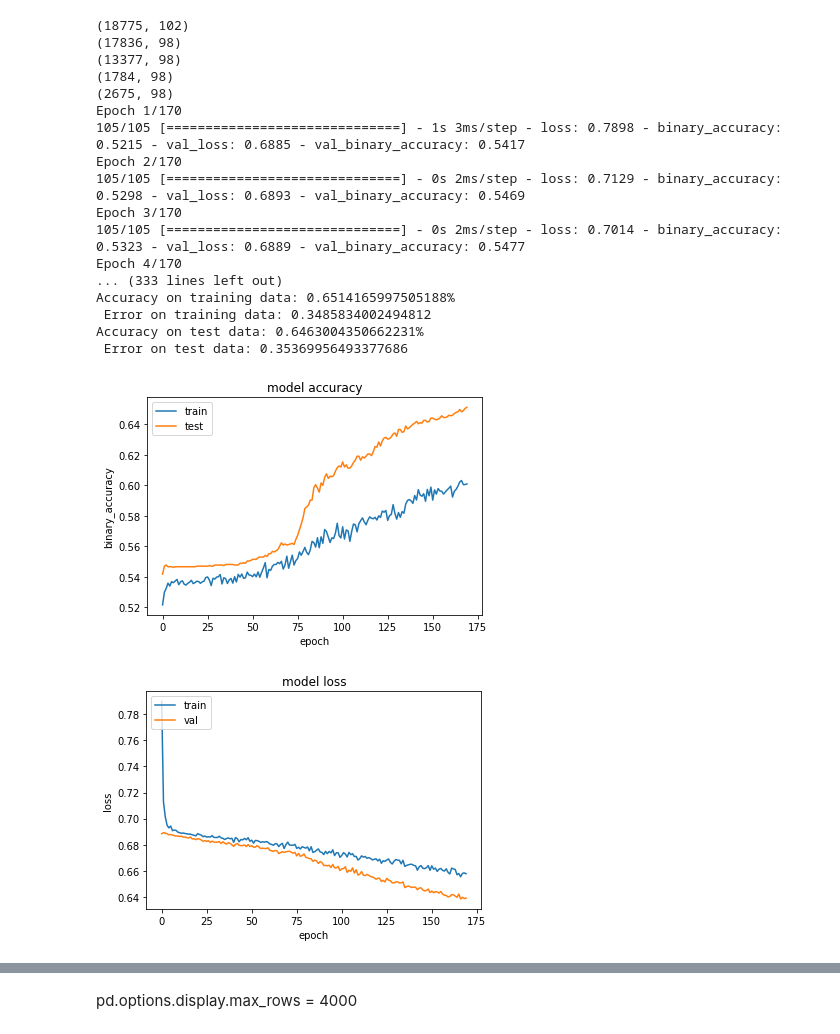
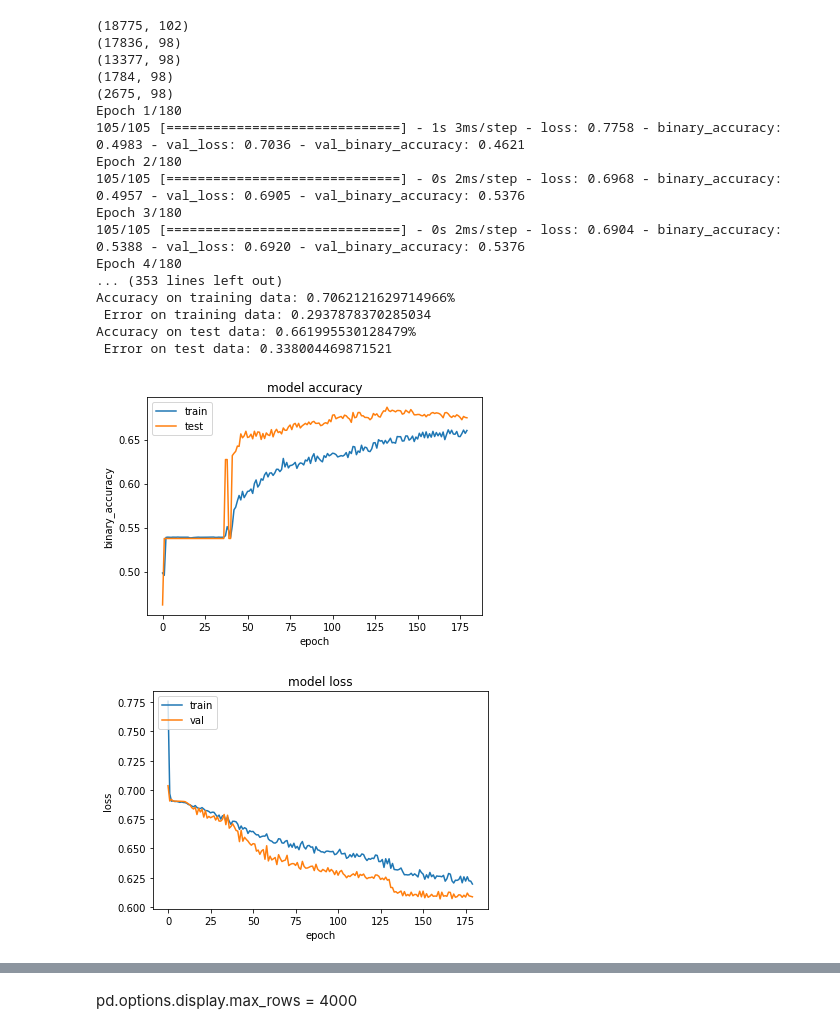
Before and after one commit to lotrmay/TensorFlow_Learning, a Jupyter notebook: bc.ipynb, the cells around one changed output, grey strips where cells are left out. Cells and saved outputs as stored; diff of their text form; code cells hidden in the pictures.

```diff
--- a/bc.ipynb
+++ b/bc.ipynb
@@ -206,7 +206,7 @@ X = train.values
 
 #určíme outliers (odlehlé hodnoty, které by mohly být při tréninku pro model škodlivé)
 #zkráceně řečeno zjistíme odlehlou hodnotu tak, že ve svém okolí má oproti jiným hodnotám o dost méně "sousedů"
-#15% dat
+#5% dat
 
 lof = LocalOutlierFactor(contamination=0.05,n_neighbors=96)
 yhat = lof.fit_predict(X)
@@ -261,7 +261,7 @@ model.add(Dense(1, activation='sigmoid'))
 #Common values of [momentum] used in practice include .5, .9, and .99.
 #optimizer bude ? optimizer=tf.keras.optimizers.SGD(learning_rate=0.001,momentum=0.5)
 #loss funkce bude BinaryCrossentropy, jelikož máme binární klasifikátor
-model.compile(optimizer=tf.keras.optimizers.SGD(learning_rate=0.01,momentum=0.9),
+model.compile(optimizer=tf.keras.optimizers.SGD(learning_rate=0.001,momentum=0.99),
               loss=tf.keras.losses.BinaryCrossentropy(from_logits=False), #https://machinelearningmastery.com/how-to-choose-loss-functions-when-training-deep-learning-neural-networks/
               metrics=tf.keras.metrics.BinaryAccuracy(name='binary_accuracy', dtype=None))#metrics=['accuracy'] je to jedno accuracy se vnitřně přetransformuje na binary accuracy, kvůli binary crossentropy loss funkci
 #metrics = ("accuracy")
@@ -272,7 +272,7 @@ model.compile(optimizer=tf.keras.optimizers.SGD(learning_rate=0.01,momentum=0.9)
 #Adagrad(learning_rate=0.01) kolem 100 epochs a 32 batch_size je kolem 0.67
 
 #shuffle=true?
-history = model.fit(X_train, y_train, epochs=250,shuffle=True,batch_size=128,validation_data=(X_val, y_val))#validační data pro změny při tréninku sítě
+history = model.fit(X_train, y_train, epochs=180,shuffle=True,batch_size=128,validation_data=(X_val, y_val))#validační data pro změny při tréninku sítě
 pred_train= model.predict(X_train)
 scores = model.evaluate(X_train, y_train, verbose=0)
 print('Accuracy on training data: {}% \n Error on training data: {}'.format(scores[1], 1 - scores[1]))#úspěšnost na trénovacím setu
@@ -282,45 +282,46 @@ pred_test= model.predict(X_test)
 scores2 = model.evaluate(X_test, y_test, verbose=0)# zkusit změnit verbose zde a nahoře na 1 a 2 mělo by to zobrazovat více údajů při tréninku
 print('Accuracy on test data: {}% \n Error on test data: {}'.format(scores2[1], 1 - scores2[1]))#úspěšnost na testovacím setu
 
 
 plt.plot(history.history['binary_accuracy'])
 plt.plot(history.history['val_binary_accuracy'])
 
 #plt.plot(history.history['accuracy'])
 #plt.plot(history.history['val_accuracy'])
 
 plt.title('model accuracy')
 plt.ylabel('binary_accuracy')#'accuracy'
 plt.xlabel('epoch')
 plt.legend(['train', 'test'], loc='upper left')
 plt.show()
 plt.plot(history.history['loss'])
 plt.plot(history.history['val_loss'])
 plt.title('model loss')
 plt.ylabel('loss')
 plt.xlabel('epoch')
 plt.legend(['train', 'val'], loc='upper left')
 plt.show()
 #poznatky-vypadá to, že grenade damage každého hráče je nadbytečná a síť bez této informace vykazuje lepší výsledky!!
 #optimální batch_size je 128 zjištěno zkoušením
+#zatím nejlepší model měl 64 16 4
 # %% [output]
 (18775, 102)
 (17836, 98)
 (13377, 98)
 (1784, 98)
 (2675, 98)
-Epoch 1/170
-105/105 [==============================] - 1s 3ms/step - loss: 0.7898 - binary_accuracy: 0.5215 - val_loss: 0.6885 - val_binary_accuracy: 0.5417
-Epoch 2/170
-105/105 [==============================] - 0s 2ms/step - loss: 0.7129 - binary_accuracy: 0.5298 - val_loss: 0.6893 - val_binary_accuracy: 0.5469
-Epoch 3/170
-105/105 [==============================] - 0s 2ms/step - loss: 0.7014 - binary_accuracy: 0.5323 - val_loss: 0.6889 - val_binary_accuracy: 0.5477
-Epoch 4/170
-... (333 lines left out)
-Accuracy on training data: 0.6514165997505188%
- Error on training data: 0.3485834002494812
-Accuracy on test data: 0.6463004350662231%
- Error on test data: 0.35369956493377686
+Epoch 1/180
+105/105 [==============================] - 1s 3ms/step - loss: 0.7758 - binary_accuracy: 0.4983 - val_loss: 0.7036 - val_binary_accuracy: 0.4621
+Epoch 2/180
+105/105 [==============================] - 0s 2ms/step - loss: 0.6968 - binary_accuracy: 0.4957 - val_loss: 0.6905 - val_binary_accuracy: 0.5376
+Epoch 3/180
+105/105 [==============================] - 0s 2ms/step - loss: 0.6904 - binary_accuracy: 0.5388 - val_loss: 0.6920 - val_binary_accuracy: 0.5376
+Epoch 4/180
+... (353 lines left out)
+Accuracy on training data: 0.7062121629714966%
+ Error on training data: 0.2937878370285034
+Accuracy on test data: 0.661995530128479%
+ Error on test data: 0.338004469871521
-[figure, old version]
+[figure, new version]
-[figure, old version]
+[figure, new version]
 # %%
```
Also changed, not shown: parts of 2 cells of this notebook.
